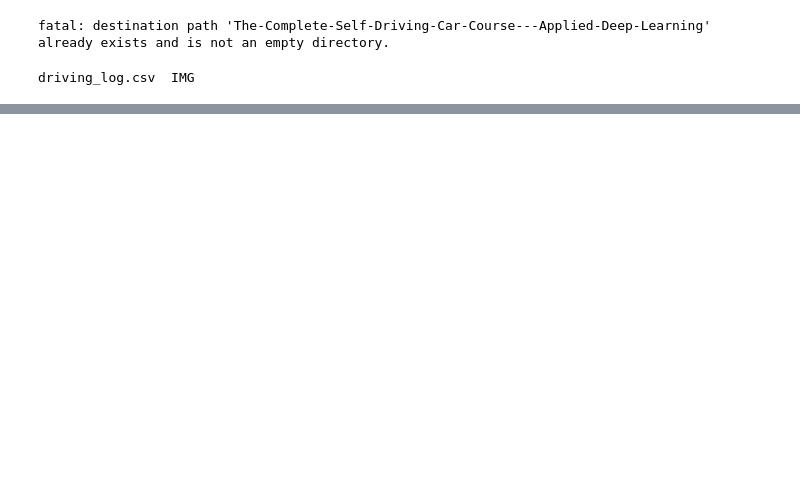
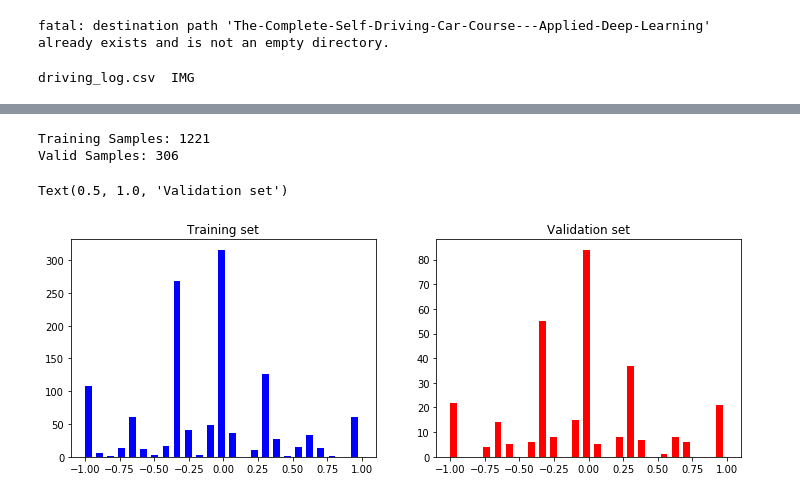
Before and after one commit to YasirHabib/The-Complete-Self-Driving-Car-Course---Applied-Deep-Learning, a Jupyter notebook: Behavioural_clonning.ipynb, the cells around one changed output, grey strips where cells are left out. Saved outputs shown, nothing was run; the diff lists cells and outputs as text; code cells hidden in the pictures; blank space fills up the shorter version.

Commit message:
train & validation split

```diff
--- a/Behavioural_clonning.ipynb
+++ b/Behavioural_clonning.ipynb
@@ -72,0 +125,33 @@ plt.bar(center, hist, width=0.05)
+# %%
+def load_img_steering(datadir, df):
+  image_path = []
+  steering = []
+  for i in range(len(df)):
+    # print(len(df))         # 1527
+    indexed_data = df.iloc[i]
+    center, left, right = indexed_data[0], indexed_data[1], indexed_data[2]
+    image_path.append(os.path.join(datadir, center.strip()))
+    steering.append(float(indexed_data[3]))
+    # # left image append
+    # image_path.append(os.path.join(datadir, left.strip()))
+    # steering.append(float(indexed_data[3])+0.15)
+    # # right image append
+    # image_path.append(os.path.join(datadir, right.strip()))
+    # steering.append(float(indexed_data[3])-0.15)
+  image_paths = np.asarray(image_path)
+  steerings = np.asarray(steering)
+  return image_paths, steerings
+
+image_paths, steerings = load_img_steering(path + '/IMG', df_data)
+X_train, X_valid, y_train, y_valid = train_test_split(image_paths, steerings, test_size=0.2, random_state=6)
+print('Training Samples: {}\nValid Samples: {}'.format(len(X_train), len(X_valid)))
+fig, axes = plt.subplots(1, 2, figsize=(12, 4))
+axes[0].hist(y_train, bins=num_bins, width=0.05, color='blue')
+axes[0].set_title('Training set')
+axes[1].hist(y_valid, bins=num_bins, width=0.05, color='red')
+axes[1].set_title('Validation set')
+# %% [output]
+Training Samples: 1221
+Valid Samples: 306
+Text(0.5, 1.0, 'Validation set')
+[figure, added]
```
Also changed, not shown: parts of 5 cells of this notebook.
